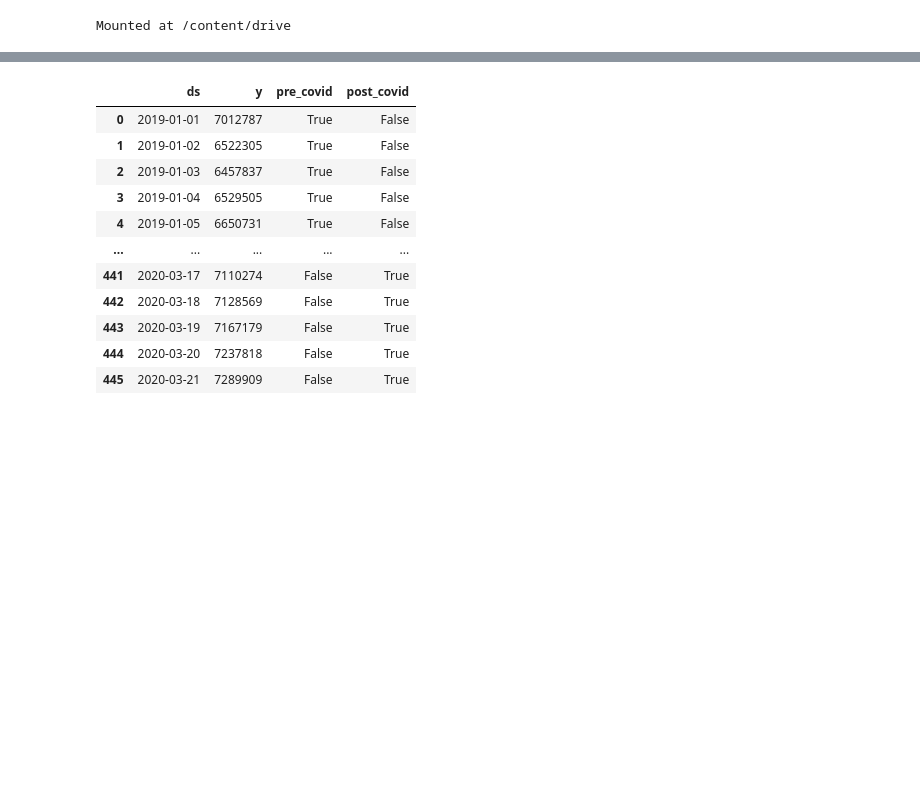
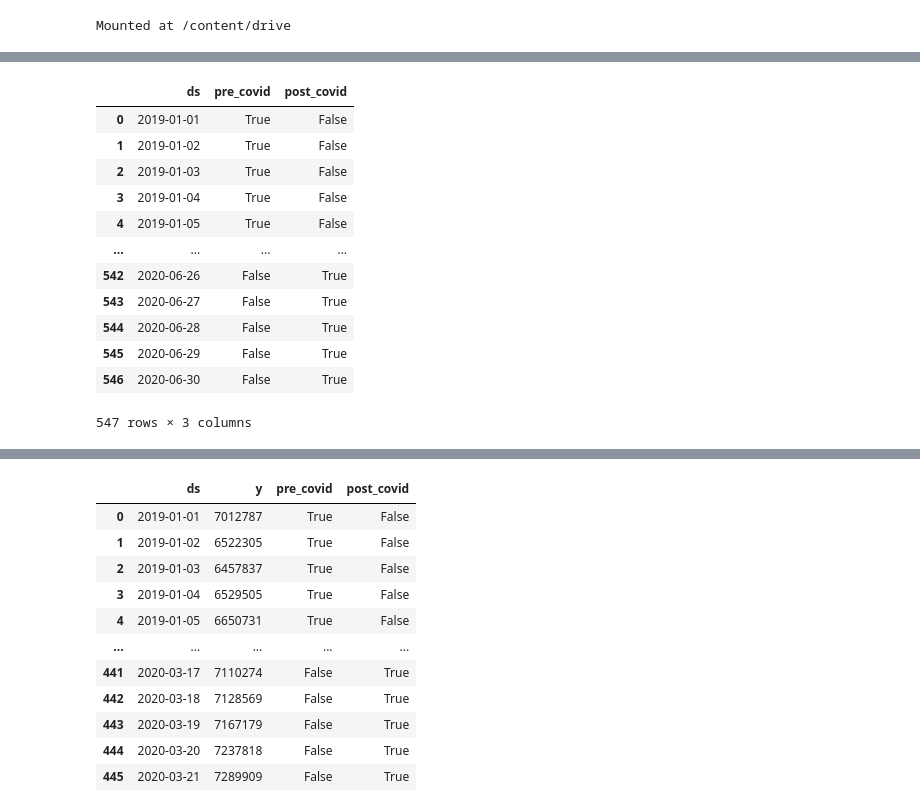
Before and after one commit to ehabsameh/Final_Project, a Jupyter notebook: SnapChat.ipynb, the cells around one changed output, grey strips where cells are left out. Saved outputs shown, nothing was run; the diff lists cells and outputs as text; code cells hidden in the pictures; blank space fills up the shorter version.

```diff
--- a/SnapChat.ipynb
+++ b/SnapChat.ipynb
@@ -78,10 +78,13 @@ lockdowns
 
 # forecast model
 m1 = Prophet(
-  #  changepoint_prior_scale=0.5,
-           #      changepoints=['2020-03-13'],
-            holidays = lockdowns
-             , weekly_seasonality=False
+   changepoint_prior_scale=0.01,
+     #            changepoints=['2020-03-13'],
+     n_changepoints=10,
+      #     seasonality_prior_scale = 0.8,
+            holidays = lockdowns,
+       #      , weekly_seasonality=False
+       yearly_seasonality= True
              )
 # pre and post covid seasonality
 train_data = train_data.copy()
@@ -126,3 +128,19 @@ The frame.append method is deprecated and will be removed from pandas in a futur
 
 The frame.append method is deprecated and will be removed from pandas in a future version. Use pandas.concat instead.
 [interactive output not drawn]
+# %%
+future1
+# %% [output]
+|  | ds | pre_covid | post_covid |
+| 0 | 2019-01-01 | True | False |
+| 1 | 2019-01-02 | True | False |
+| 2 | 2019-01-03 | True | False |
+| 3 | 2019-01-04 | True | False |
+| 4 | 2019-01-05 | True | False |
+| ... | ... | ... | ... |
+| 542 | 2020-06-26 | False | True |
+| 543 | 2020-06-27 | False | True |
+| 544 | 2020-06-28 | False | True |
+| 545 | 2020-06-29 | False | True |
+| 546 | 2020-06-30 | False | True |
+547 rows × 3 columns
```
Also changed, not shown: parts of 2 cells of this notebook.
